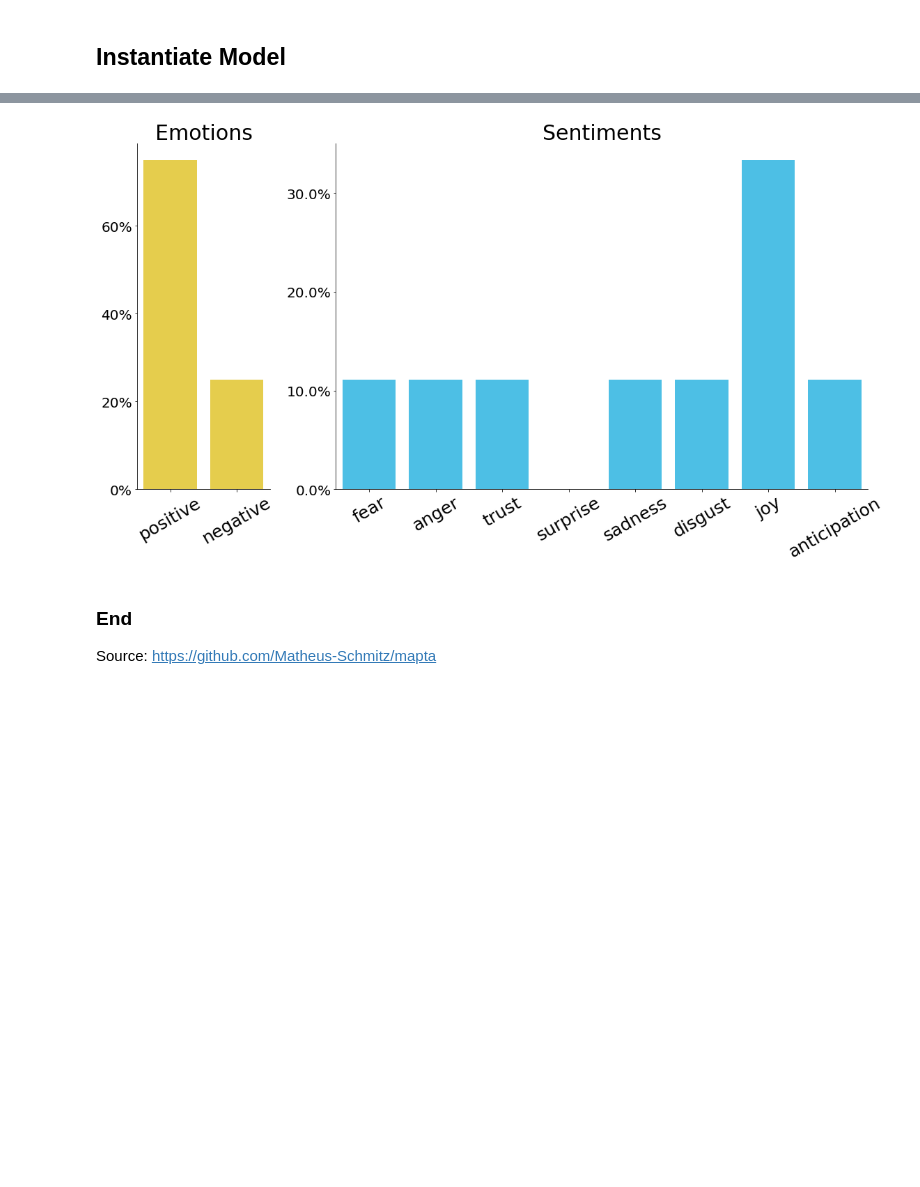
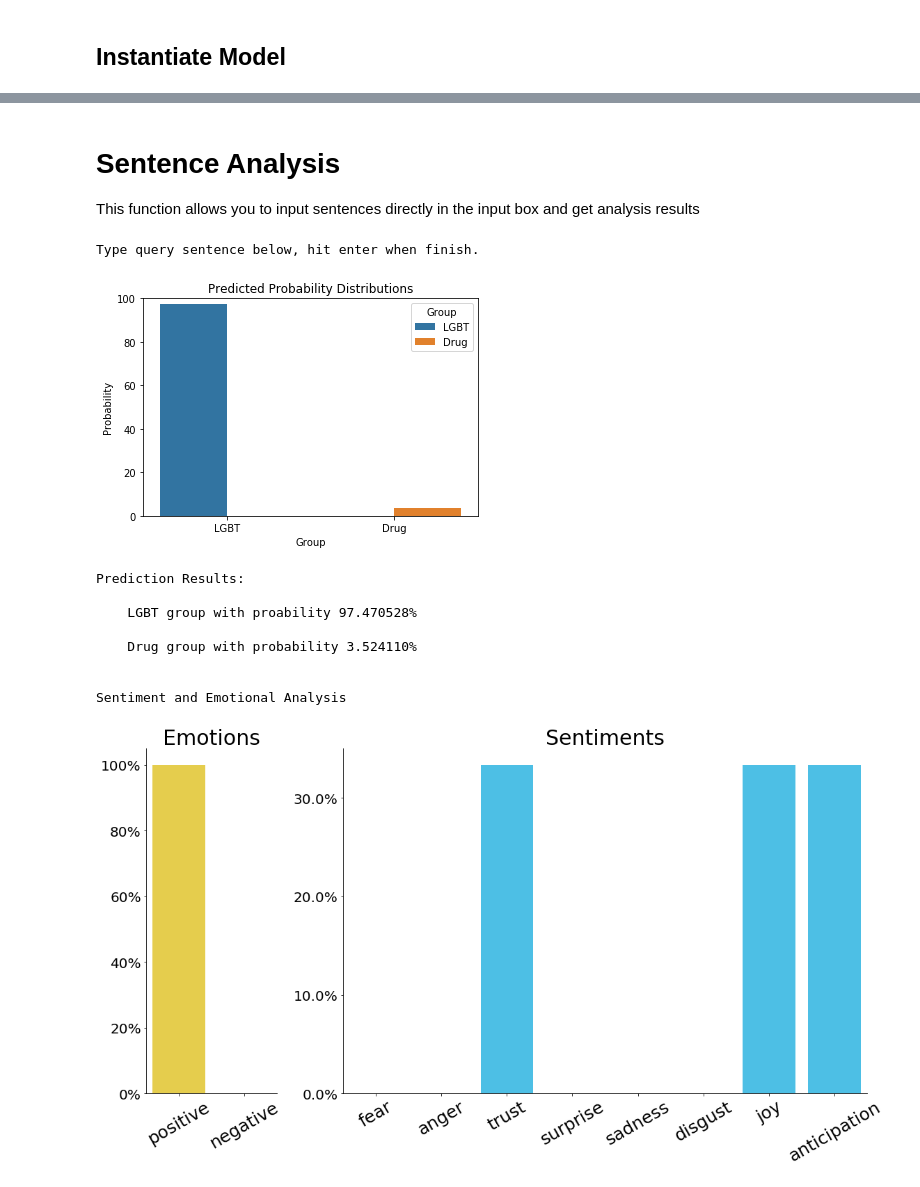
Before and after one commit to Matheus-Schmitz/mapta, a Jupyter notebook: User_Interface.ipynb, the cells around one changed output, grey strips where cells are left out. Saved outputs shown, nothing was run; the diff lists cells and outputs as text; code cells hidden in the pictures; blank space fills up the shorter version.

```diff
--- a/User_Interface.ipynb
+++ b/User_Interface.ipynb
@@ -37,2 +45,0 @@ model = Mapta.MAPTA()
-# %%
-text = "Change this for whichever text you wish to analyze, but keep the quotation marks"
@@ -87,36 +45,0 @@ df_sentiments['percentage'] = df_sentiments['scores']/df_sentiments['scores'].su
-# %%
-fig, ax = plt.subplots(ncols=2, figsize=(16,9), gridspec_kw={'width_ratios': [1, 4]})
-
-fig.sca(ax[0])
-sns.barplot(data=df_emotions, x=df_emotions.index, y='percentage', color='gold', alpha=0.8)
-ax[0].yaxis.set_major_locator(mtick.MultipleLocator(0.2))
-ax[0].yaxis.set_major_formatter(mtick.PercentFormatter(1.0))
-ax[0].spines['top'].set_visible(False)
-ax[0].spines['right'].set_visible(False)
-plt.xticks(fontsize=25, rotation=30)
-plt.yticks(fontsize=20)
-plt.xlabel(None)
-plt.ylabel('', fontsize=30, weight='normal', labelpad=20)
-plt.title('Emotions', size=30, weight='normal')
-
-fig.sca(ax[1])
-sns.barplot(data=df_sentiments, x=df_sentiments.index, y='percentage', color='deepskyblue', alpha=0.8)
-ax[1].yaxis.set_major_locator(mtick.MultipleLocator(0.1))
-ax[1].yaxis.set_major_formatter(mtick.PercentFormatter(1.0))
-ax[1].spines['top'].set_visible(False)
-ax[1].spines['right'].set_visible(False)
-plt.xticks(fontsize=25, rotation=30)
-plt.yticks(fontsize=20)
-plt.xlabel(None)
-plt.ylabel('', fontsize=30, weight='normal', labelpad=20)
-plt.title('Sentiments', size=30, weight='normal')
-
-fig.align_xlabels(ax)
-fig.tight_layout()
-plt.show()
-# %% [output]
-[figure, removed]
-# %% [markdown]
-### End
-
-Source: https://github.com/Matheus-Schmitz/mapta
@@ -122,0 +179,23 @@ Source: https://github.com/Matheus-Schmitz/mapta
+# %% [markdown]
+# Sentence Analysis
+
+This function allows you to input sentences directly in the input box and get analysis results
+# %%
+# one sentence
+print("Type query sentence below, hit enter when finish.")
+text = input()
+# %% [output]
+Type query sentence below, hit enter when finish.
+# %%
+getSingleOuput(text)
+# %% [output]
+[figure, added]
+Prediction Results:
+
+    LGBT group with proability 97.470528%
+
+    Drug group with probability 3.524110%
+
+
+Sentiment and Emotional Analysis
+[figure, added]
```
Also changed, not shown: parts of 18 cells of this notebook.
